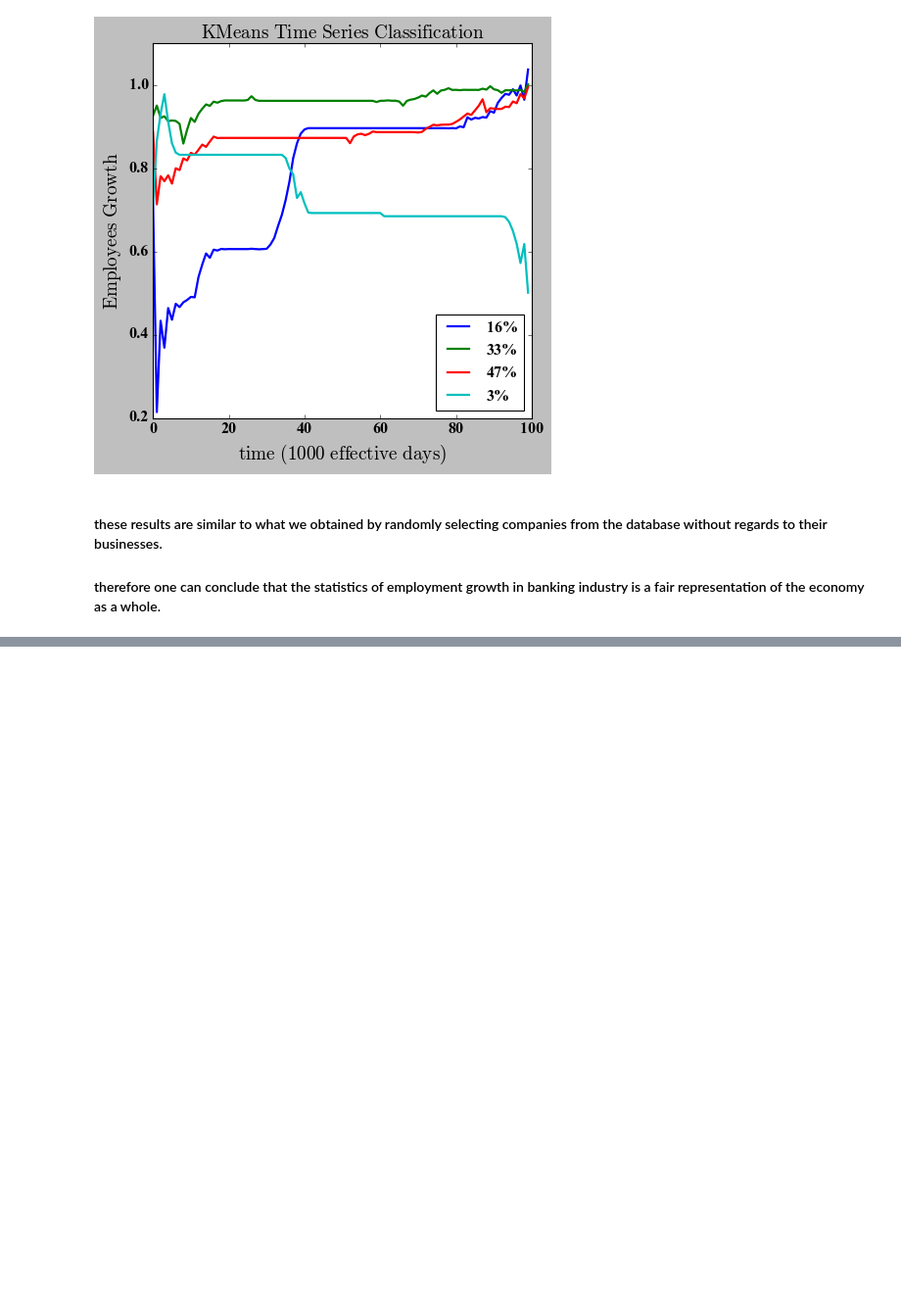
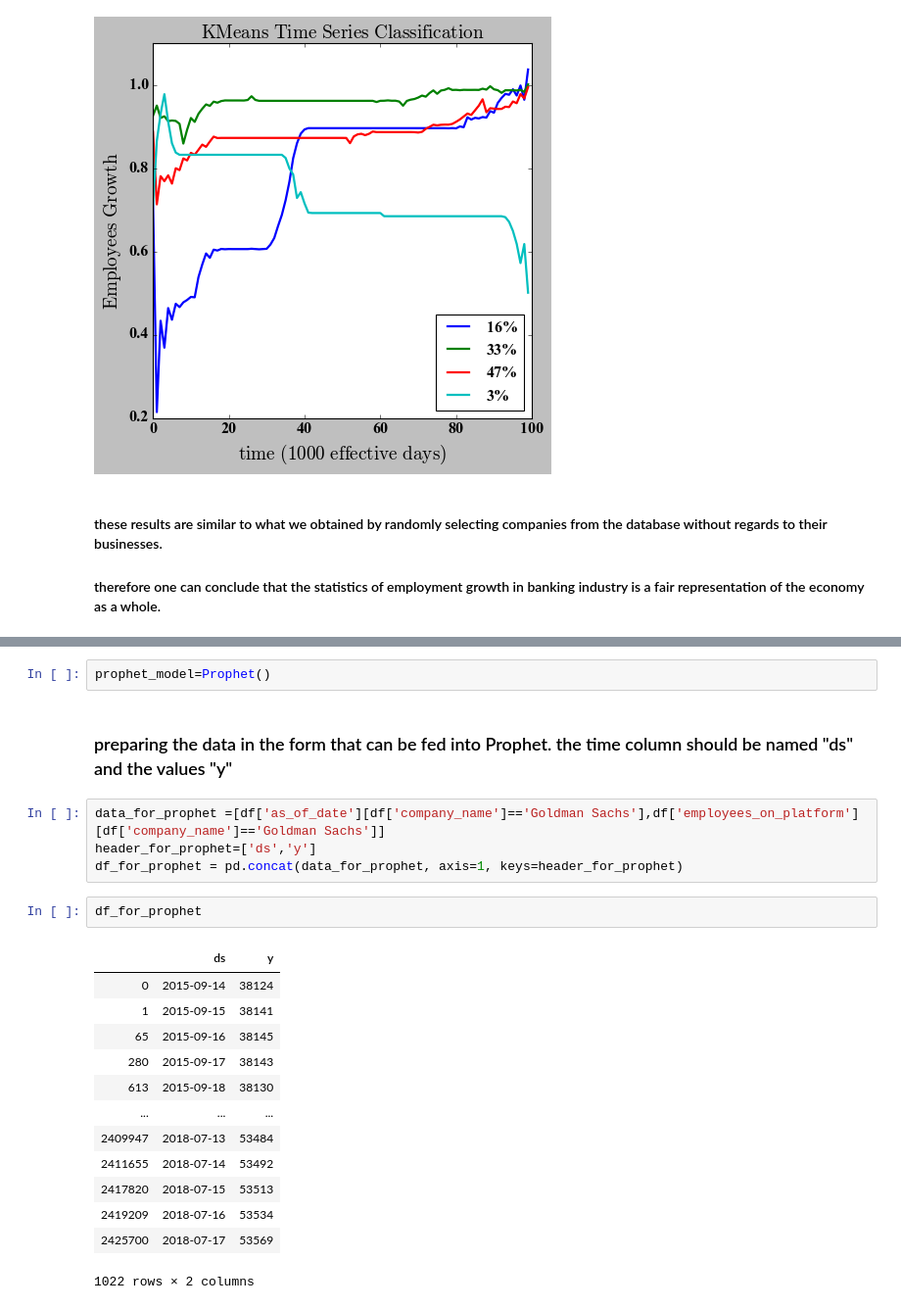
Before and after one commit to mtsafarzadeh/Time_Series_Classification, a Jupyter notebook: linkedin.ipynb, the cells around one changed output, grey strips where cells are left out. Shown at 98% size. Drawn from its saved outputs; the diff is of its cells as text; blank space fills up the shorter version.

```diff
--- a/linkedin.ipynb
+++ b/linkedin.ipynb
@@ -486,0 +638,24 @@ fig.savefig('ts_classification_dtw_employees_banking.pdf')
+# %%
+prophet_model=Prophet()
+# %% [markdown]
+### preparing the data in the form that can be fed into Prophet. the time column should be named "ds" and the values "y"
+# %%
+data_for_prophet =[df['as_of_date'][df['company_name']=='Goldman Sachs'],df['employees_on_platform'][df['company_name']=='Goldman Sachs']]
+header_for_prophet=['ds','y']
+df_for_prophet = pd.concat(data_for_prophet, axis=1, keys=header_for_prophet)
+# %%
+df_for_prophet
+# %% [output]
+|  | ds | y |
+| 0 | 2015-09-14 | 38124 |
+| 1 | 2015-09-15 | 38141 |
+| 65 | 2015-09-16 | 38145 |
+| 280 | 2015-09-17 | 38143 |
+| 613 | 2015-09-18 | 38130 |
+| ... | ... | ... |
+| 2409947 | 2018-07-13 | 53484 |
+| 2411655 | 2018-07-14 | 53492 |
+| 2417820 | 2018-07-15 | 53513 |
+| 2419209 | 2018-07-16 | 53534 |
+| 2425700 | 2018-07-17 | 53569 |
+1022 rows × 2 columns
```
Also changed, not shown: parts of 19 cells of this notebook.
